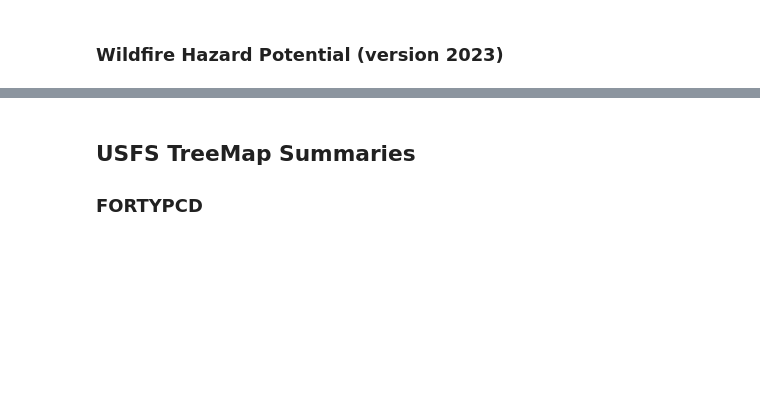
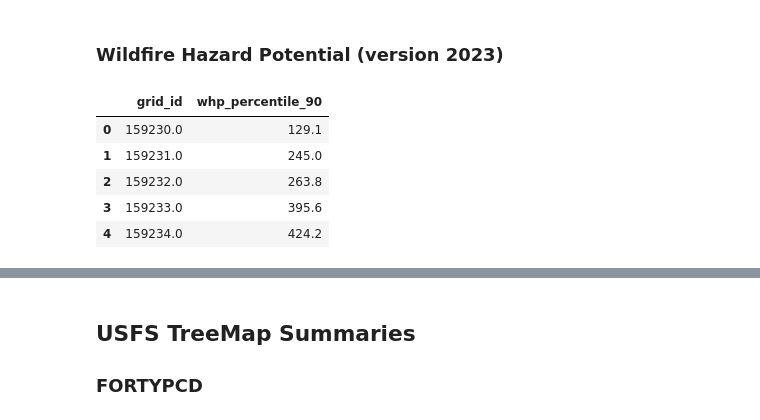
Before and after one commit to natshoff/aspen-fire-fork, a Jupyter notebook: Aim3/code/model_data.ipynb, the cells around one changed output, grey strips where cells are left out. Drawn from its saved outputs; the diff is of its cells as text; code cells hidden in the pictures; blank space fills up the shorter version.

```diff
--- a/Aim3/code/model_data.ipynb
+++ b/Aim3/code/model_data.ipynb
@@ -611,17 +703,24 @@ fire_fa_blt_ba.columns
 # %%
 # load the wildfire hazard potential
 fp = os.path.join(projdir,'Aim3/data/spatial/raw/fsim/Data/whp2023_GeoTIF/whp2023_cnt_conus.tif')
 whp = rxr.open_rasterio(fp, masked=True, chunks='auto').squeeze()
 whp = whp.rio.reproject(proj) # matches grid
 # calculate the zonal stats
 whp_zs = compute_band_stats(
     geoms=future_fire,
     image_da=whp,
     id_col='grid_id',
     stats=['percentile_90'], # 'median','std','percentile_90'
     attr='whp',
     ztype='continuous'
 )
-za.head()
+whp_zs.head()
+# %% [output]
+|  | grid_id | whp_percentile_90 |
+| 0 | 159230.0 | 129.1 |
+| 1 | 159231.0 | 245.0 |
+| 2 | 159232.0 | 263.8 |
+| 3 | 159233.0 | 395.6 |
+| 4 | 159234.0 | 424.2 |
 # %%
 # merge back to the main grid data
```
Also changed, not shown: parts of 24 cells of this notebook.
